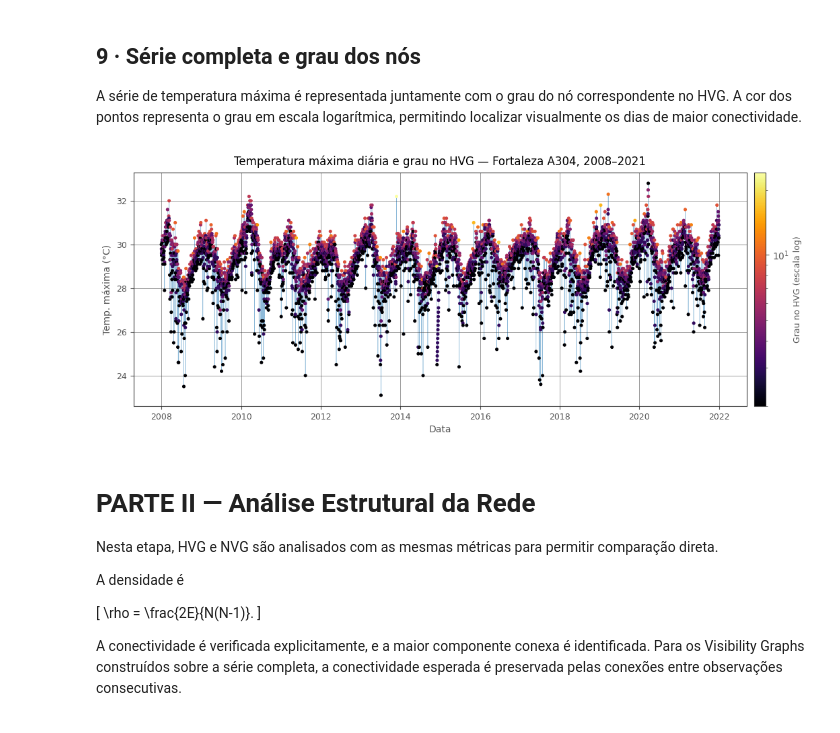
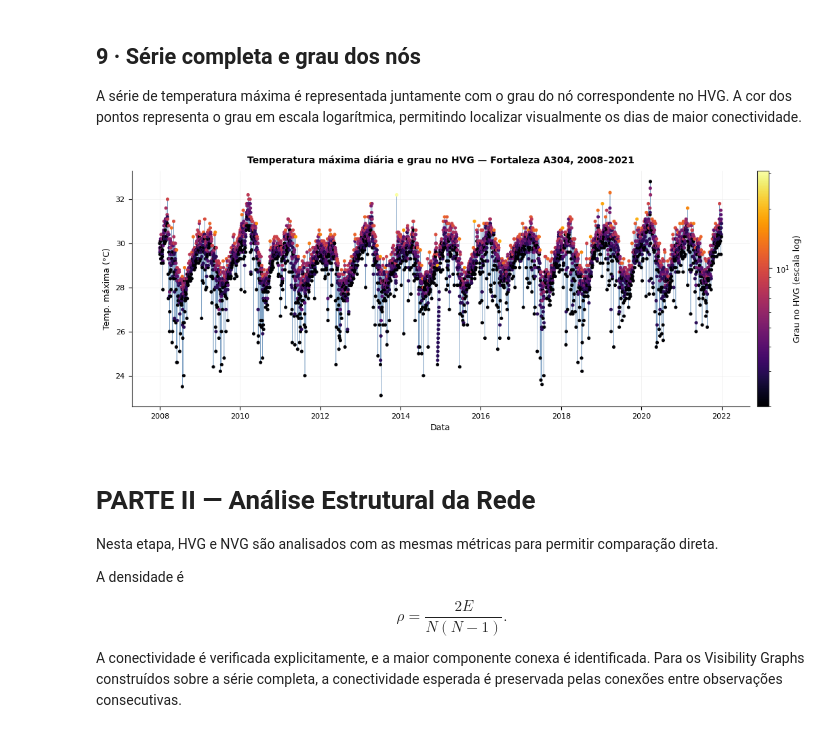
Before and after one commit to hellnM/Ondas-de-Calor-e-VG, a Jupyter notebook: ondas_de_calor_vg.ipynb, the cells around one changed output. Drawn from its saved outputs; the diff is of its cells as text; code cells hidden in the pictures.

```diff
--- a/ondas_de_calor_vg.ipynb
+++ b/ondas_de_calor_vg.ipynb
@@ -1262,59 +1657,42 @@ fig, ax = plt.subplots(
 )
 estilizar_ax(ax)
 
-ax.plot(
-    df_recorte["data"],
-    serie_temp_max,
-    color=AZUL,
-    linewidth=0.4,
-    alpha=0.5,
-    zorder=1
-)
-
-sc = ax.scatter(
-    df_recorte["data"],
-    serie_temp_max,
-    c=graus_hvg_arr,
-    cmap="inferno",
-    norm=mcolors.LogNorm(
-        vmin=max(1, graus_hvg_arr.min()),
-        vmax=graus_hvg_arr.max()
-    ),
-    s=7,
-    zorder=2
-)
+ax.plot(df_recorte["data"], serie_temp_max, color=COR_SERIE, linewidth=0.4, alpha=0.5, zorder=1)
+sc = ax.scatter(df_recorte["data"], serie_temp_max, c=graus_hvg_arr, cmap="inferno",
+                norm=mcolors.LogNorm(vmin=max(1, graus_hvg_arr.min()), vmax=graus_hvg_arr.max()),
+                s=7, zorder=2)
 
 cbar = plt.colorbar(
     sc,
     ax=ax,
     pad=0.01
 )
 cbar.set_label(
     "Grau no HVG (escala log)",
-    color=CINZA,
+    color=TEXTO,
     fontsize=9
 )
 cbar.ax.yaxis.set_tick_params(
-    color=CINZA
+    color=TEXTO
 )
 plt.setp(
     cbar.ax.yaxis.get_ticklabels(),
-    color=CINZA
+    color=TEXTO
 )
 
 ax.set_xlabel("Data")
 ax.set_ylabel("Temp. máxima (°C)")
 ax.set_title(
     "Temperatura máxima diária e grau no HVG — Fortaleza A304, 2008–2021",
     pad=8
 )
 
 salvar_mostrar(
     fig,
     "serie_completa_com_graus.svg"
 )
 # %% [output]
-[figure, old version]
+[figure, new version]
 # %% [markdown]
 # PARTE II — Análise Estrutural da Rede
 
@@ -1322,9 +1700,9 @@ Nesta etapa, HVG e NVG são analisados com as mesmas métricas para permitir com
 
 A densidade é
 
-\[
+$$
 \rho = \frac{2E}{N(N-1)}.
-\]
+$$
 
 A conectividade é verificada explicitamente, e a maior componente conexa é identificada. Para os Visibility Graphs construídos sobre a série completa, a conectividade esperada é preservada pelas conexões entre observações consecutivas.
 # %%
```
Also changed, not shown: parts of 70 cells of this notebook, 49 other files.
